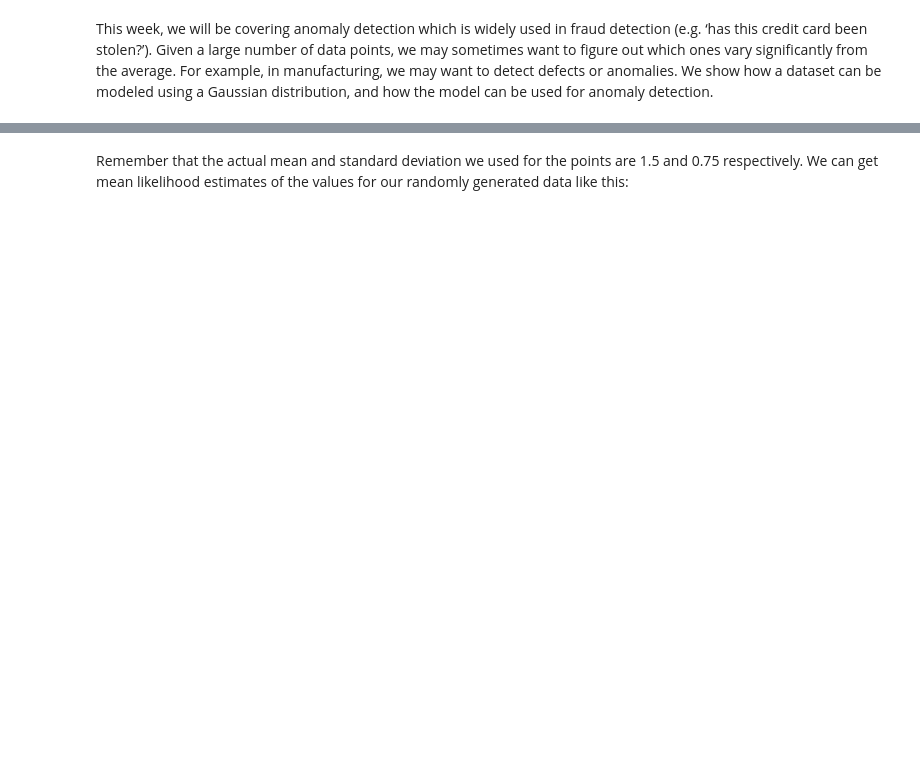
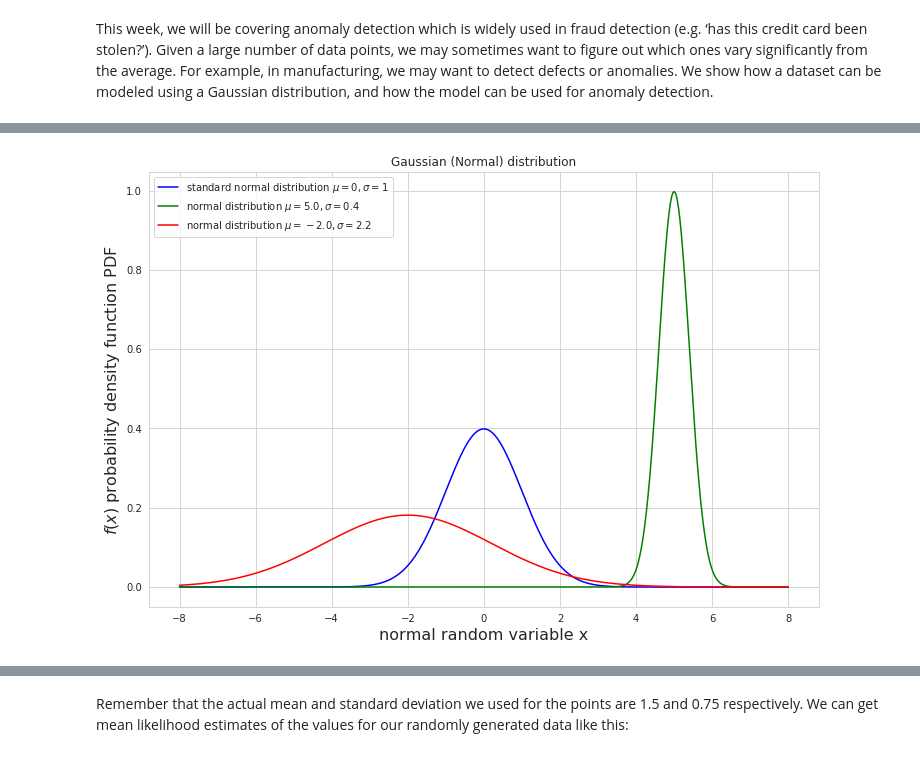
Before and after one commit to tgrasty/CSCI574-Machine-Learning, a Jupyter notebook: lectures/Lecture-13-Anomaly-Detection.ipynb, the cells around one changed output, grey strips where cells are left out. Cells and saved outputs as stored; diff of their text form; code cells hidden in the pictures; blank space fills up the shorter version.

Commit message:
Update lecture 13 with some additional content on detection and density estimation.

```diff
--- a/lectures/Lecture-13-Anomaly-Detection.ipynb
+++ b/lectures/Lecture-13-Anomaly-Detection.ipynb
@@ -15,0 +106,29 @@ This week, we will be covering anomaly detection which is widely used in fraud d
+# %%
+from scipy.stats import norm
+
+# the default when creating a normal distribution from scipy.stats is to create a standard
+# normal distribution with mu=0 and sigma=1, so we don't really have to pass in the
+# metaparameters here if we want a standard normal distribution, we are given one by default
+n_standard = norm()
+
+# create some other normal distributions
+mu_1 = 5.0
+sigma_1 = 0.4
+n_1 = norm(mu_1, sigma_1)
+
+mu_2 = -2.0
+sigma_2 = 2.2
+n_2 = norm(mu_2, sigma_2)
+
+
+# plot the standard normal distribution and the other ones for comparison
+x = np.linspace(-8.0, 8.0, 1000)
+plt.plot(x, n_standard.pdf(x), 'b-', label='standard normal distribution $\mu=0, \sigma=1$')
+plt.plot(x, n_1.pdf(x), 'g-', label='normal distribution $\mu=%0.1f, \sigma=%0.1f$' % (mu_1, sigma_1))
+plt.plot(x, n_2.pdf(x), 'r-', label='normal distribution $\mu=%0.1f, \sigma=%0.1f$' % (mu_2, sigma_2))
+plt.xlabel('normal random variable x', fontsize=16);
+plt.ylabel('$f(x)$ probability density function PDF', fontsize=16);
+plt.legend();
+plt.title('Gaussian (Normal) distribution');
+# %% [output]
+[figure, added]
```
Also changed, not shown: parts of 22 cells of this notebook.
